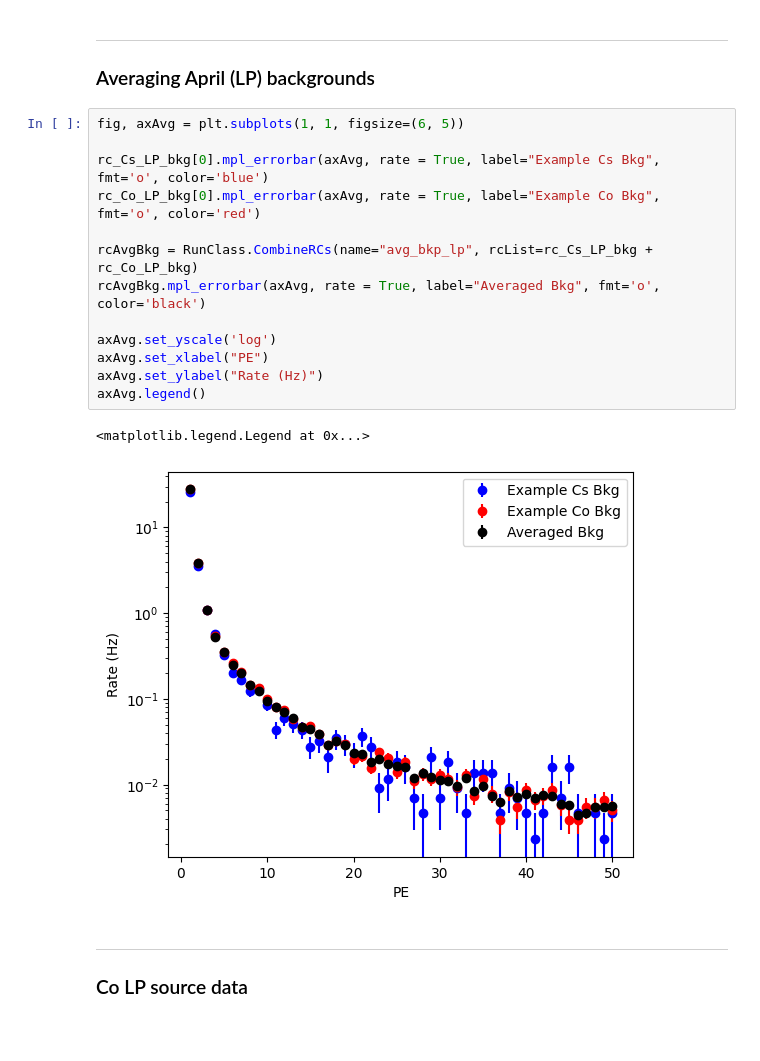
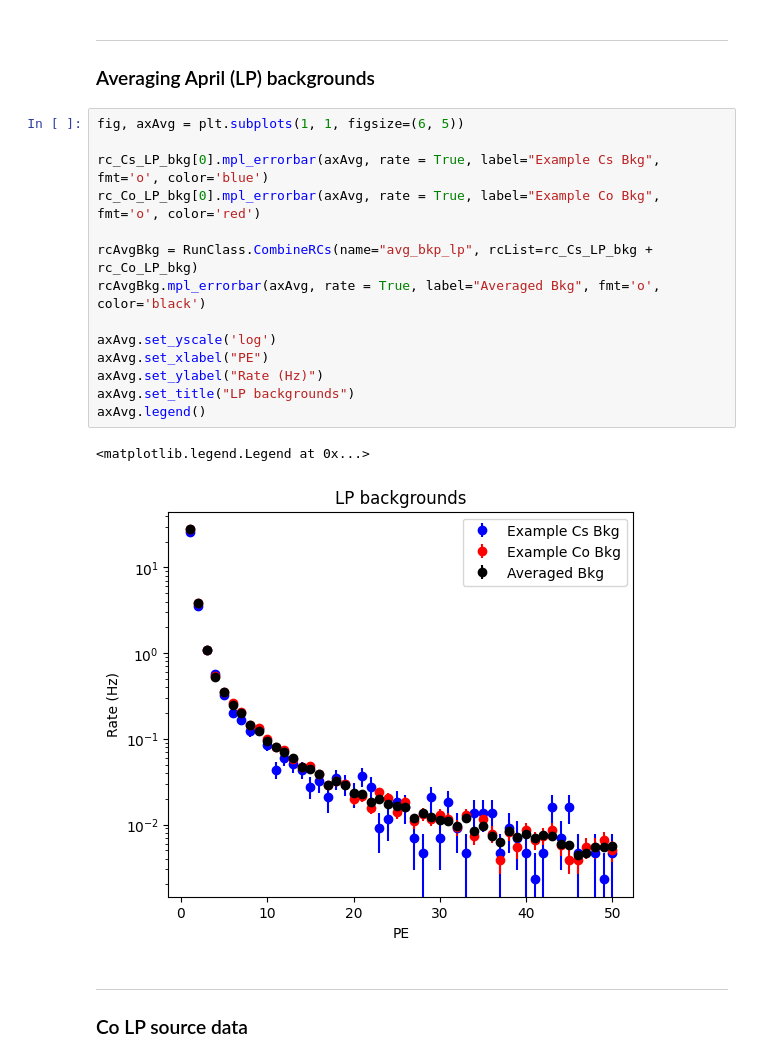
Before and after one commit to austindsc/cf4_analysisPipeline, a Jupyter notebook: comp2/DataAnalysis/all_spectra.ipynb, the cells around one changed output. Drawn from its saved outputs; the diff is of its cells as text; blank space fills up the shorter version.

```diff
--- a/comp2/DataAnalysis/all_spectra.ipynb
+++ b/comp2/DataAnalysis/all_spectra.ipynb
@@ -186,19 +186,20 @@ MS.RebinRCObjects(rcList = rc_Co_LP_bkg + rc_Cs_LP_bkg, anaConfig=os.path.join(C
 # %%
 fig, axAvg = plt.subplots(1, 1, figsize=(6, 5))
 
 rc_Cs_LP_bkg[0].mpl_errorbar(axAvg, rate = True, label="Example Cs Bkg", fmt='o', color='blue')
 rc_Co_LP_bkg[0].mpl_errorbar(axAvg, rate = True, label="Example Co Bkg", fmt='o', color='red')
 
 rcAvgBkg = RunClass.CombineRCs(name="avg_bkp_lp", rcList=rc_Cs_LP_bkg + rc_Co_LP_bkg)
 rcAvgBkg.mpl_errorbar(axAvg, rate = True, label="Averaged Bkg", fmt='o', color='black')
 
 axAvg.set_yscale('log')
 axAvg.set_xlabel("PE")
 axAvg.set_ylabel("Rate (Hz)")
+axAvg.set_title("LP backgrounds")
 axAvg.legend()
 # %% [output]
 <matplotlib.legend.Legend at 0x...>
-[figure, old version]
+[figure, new version]
 # %% [markdown]
 ---
 ### Co LP source data
```
Also changed, not shown: parts of 17 cells of this notebook, 13 other files.
